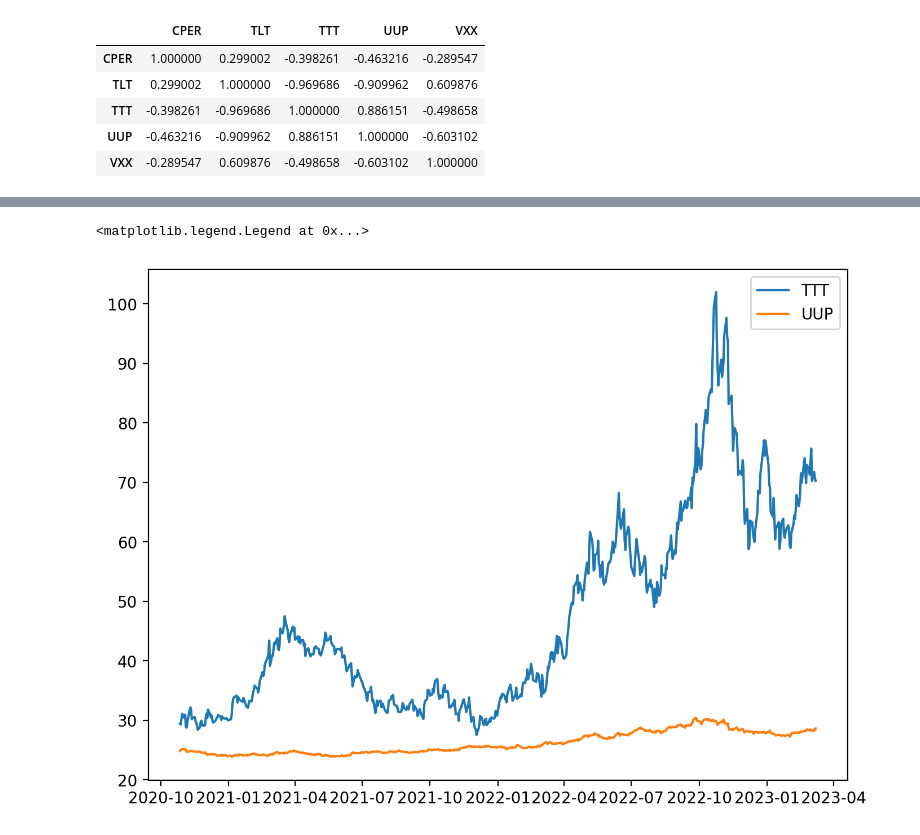
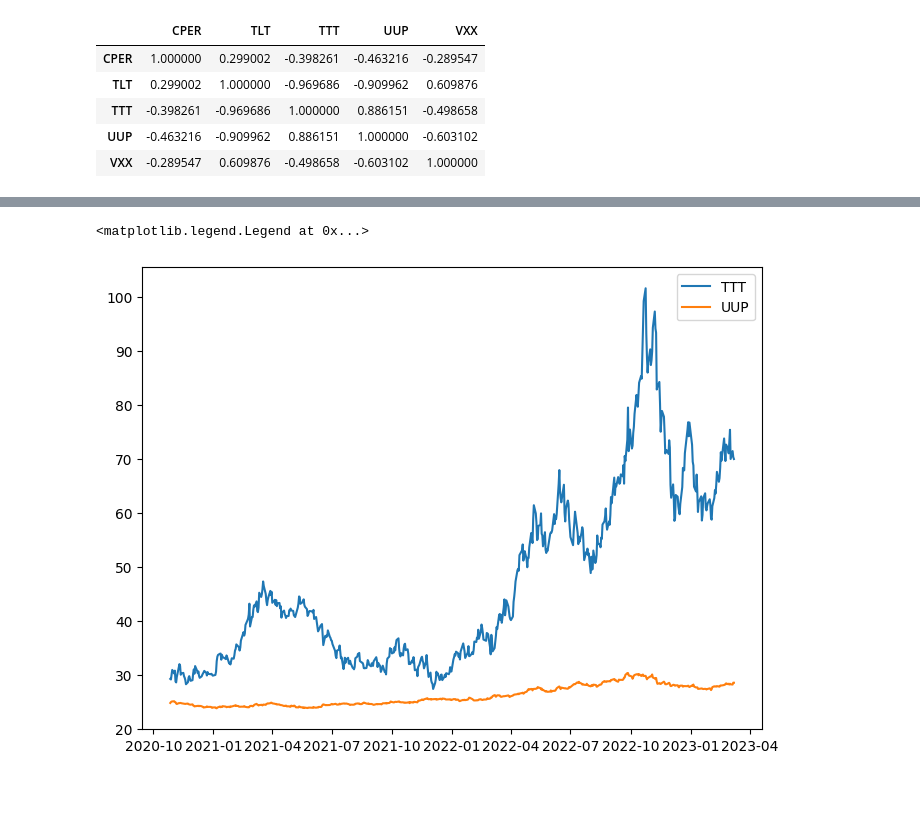
Before and after one commit to elifsare/Mean-Reversion-Strategy, a Jupyter notebook: MeanReversion.ipynb, the cells around one changed output, grey strips where cells are left out. Drawn from its saved outputs; the diff is of its cells as text; code cells hidden in the pictures; blank space fills up the shorter version.

```diff
--- a/MeanReversion.ipynb
+++ b/MeanReversion.ipynb
@@ -78,17 +60,17 @@ sn.heatmap(corr_matrix, annot = True)
 # %%
 import matplotlib.pyplot as plt
 
-figure(figsize=(8, 6), dpi=200)
+figure(figsize=(8, 6), dpi=100)
 
 TTT = d['TTT']
 UUP = d['UUP']
 
 plt.plot(TTT, label = "TTT")
 plt.plot(UUP, label = "UUP")
 plt.legend()
 # %% [output]
 <matplotlib.legend.Legend at 0x...>
-[figure, old version]
+[figure, new version]
 # %%
 # TLT ve VXX arasındaki ilişkiye de bakalım çünkü onun da değeri(0.61). Bu ikisini grafikte gözlemleyelim:
 # %%
```
Also changed, not shown: parts of 11 cells of this notebook.
